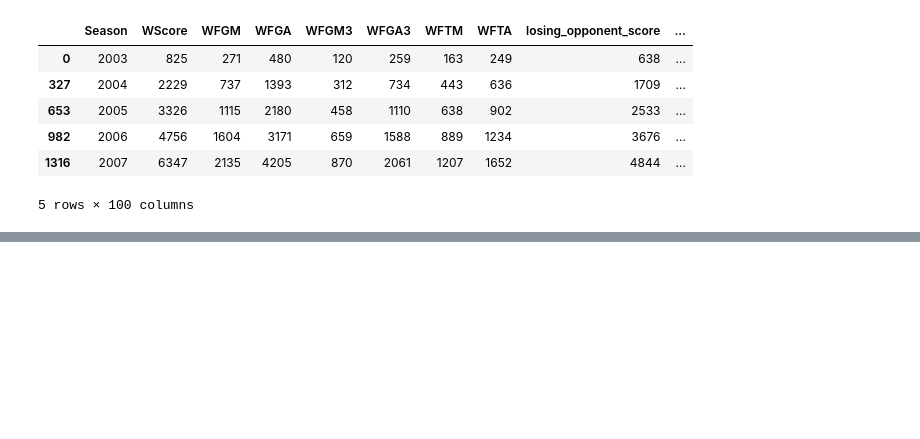
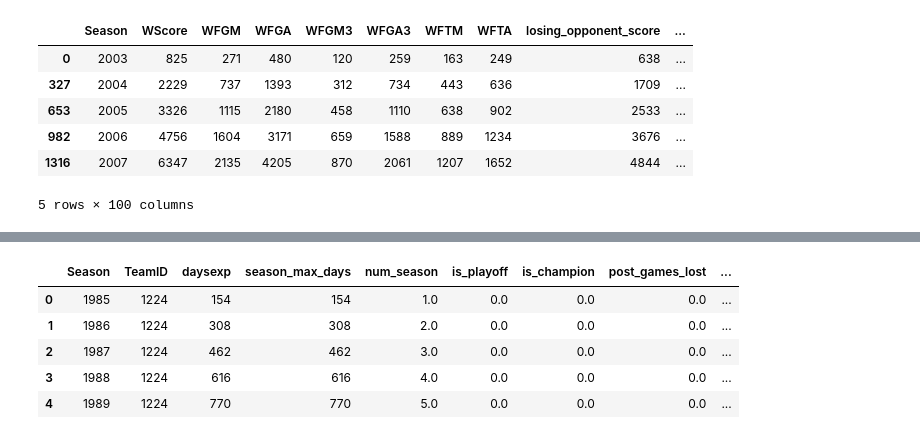
Before and after one commit to shumingpeh/kaggle-ncaa-madness-men, a Jupyter notebook: Intermediate Variables.ipynb, the cells around one changed output, grey strips where cells are left out. Cells and saved outputs as stored; diff of their text form; code cells hidden in the pictures; blank space fills up the shorter version.

```diff
--- a/Intermediate Variables.ipynb
+++ b/Intermediate Variables.ipynb
@@ -936,0 +955,9 @@ win_rate_location_test.win_rate_cum_neutral_df.head()
+# %%
+testing_df.cumulative_final_coach_stats_table.head()
+# %% [output]
+|  | Season | TeamID | daysexp | season_max_days | num_season | is_playoff | is_champion | post_games_lost | ... |
+| 0 | 1985 | 1224 | 154 | 154 | 1.0 | 0.0 | 0.0 | 0.0 | ... |
+| 1 | 1986 | 1224 | 308 | 308 | 2.0 | 0.0 | 0.0 | 0.0 | ... |
+| 2 | 1987 | 1224 | 462 | 462 | 3.0 | 0.0 | 0.0 | 0.0 | ... |
+| 3 | 1988 | 1224 | 616 | 616 | 4.0 | 0.0 | 0.0 | 0.0 | ... |
+| 4 | 1989 | 1224 | 770 | 770 | 5.0 | 0.0 | 0.0 | 0.0 | ... |
```
Also changed, not shown: parts of 19 cells of this notebook, 11 other files.
